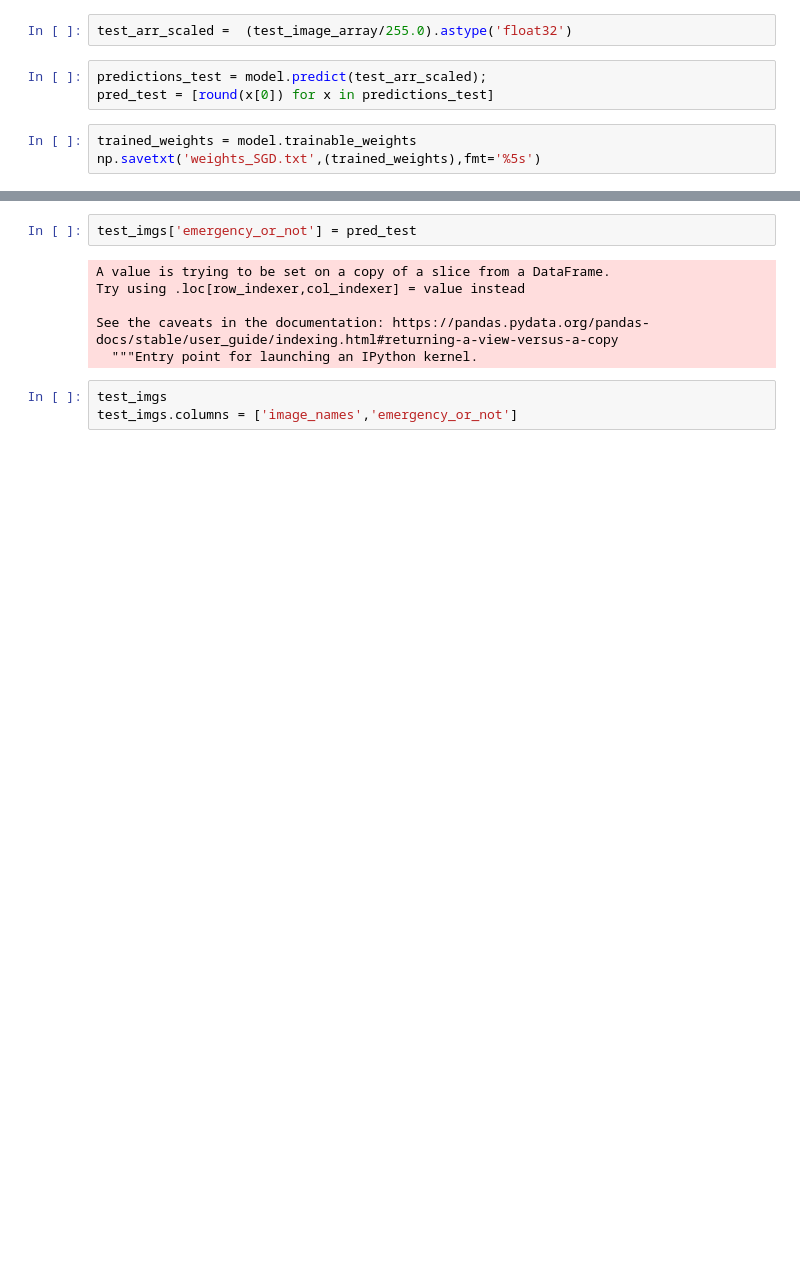
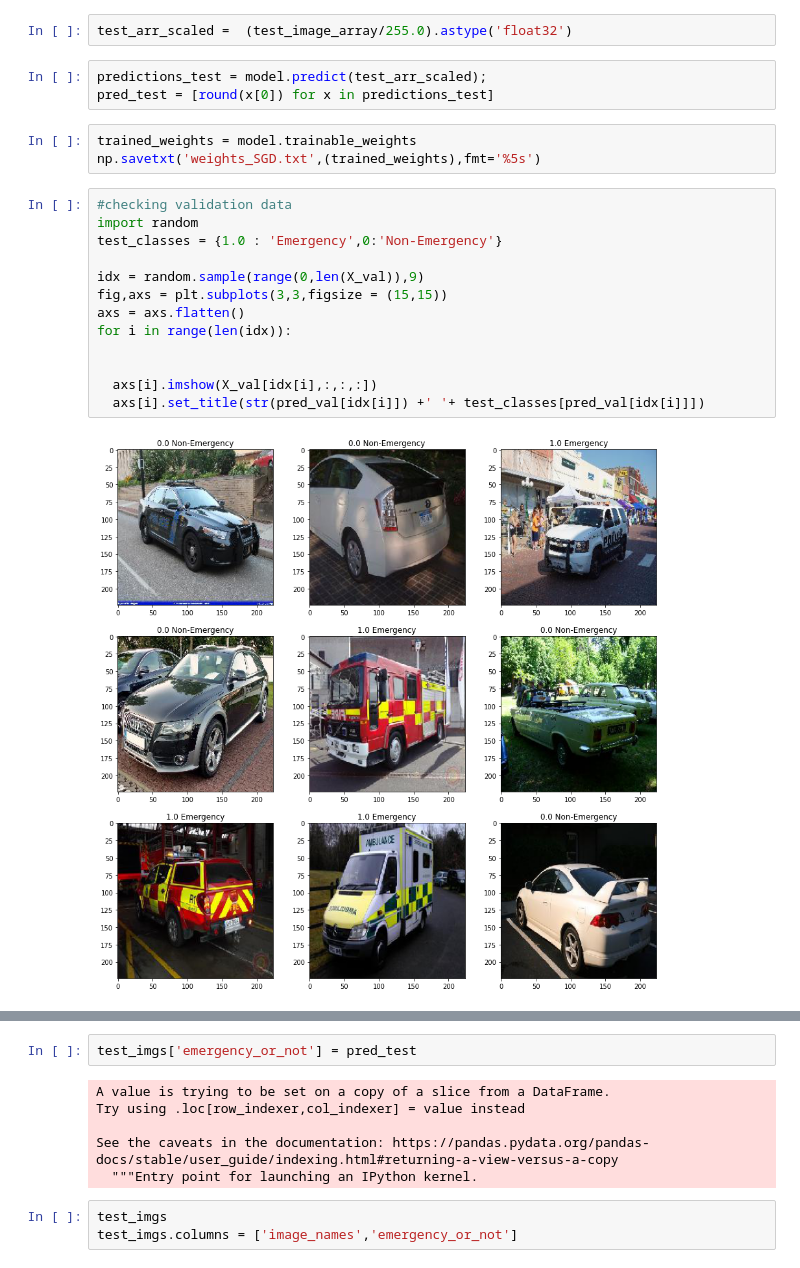
Before and after one commit to sridharsakkari/Image-Classification, a Jupyter notebook: Computer_Vision_ImageClassification.ipynb, the cells around one changed output, grey strips where cells are left out. Saved outputs shown, nothing was run; the diff lists cells and outputs as text; blank space fills up the shorter version.

```diff
--- a/Computer_Vision_ImageClassification.ipynb
+++ b/Computer_Vision_ImageClassification.ipynb
@@ -219,6 +236,21 @@ pred_test = [round(x[0]) for x in predictions_test]
 # %%
 trained_weights = model.trainable_weights
 np.savetxt('weights_SGD.txt',(trained_weights),fmt='%5s')
+# %%
+#checking validation data
+import random
+test_classes = {1.0 : 'Emergency',0:'Non-Emergency'}
+
+idx = random.sample(range(0,len(X_val)),9)
+fig,axs = plt.subplots(3,3,figsize = (15,15))
+axs = axs.flatten()
+for i in range(len(idx)):
+
+
+  axs[i].imshow(X_val[idx[i],:,:,:])
+  axs[i].set_title(str(pred_val[idx[i]]) +' '+ test_classes[pred_val[idx[i]]])
+# %% [output]
+[figure, added]
 # %%
 import random
 test_classes = {1.0 : 'Emergency',0:'Non-Emergency'}
```
Also changed, not shown: parts of 8 cells of this notebook.
